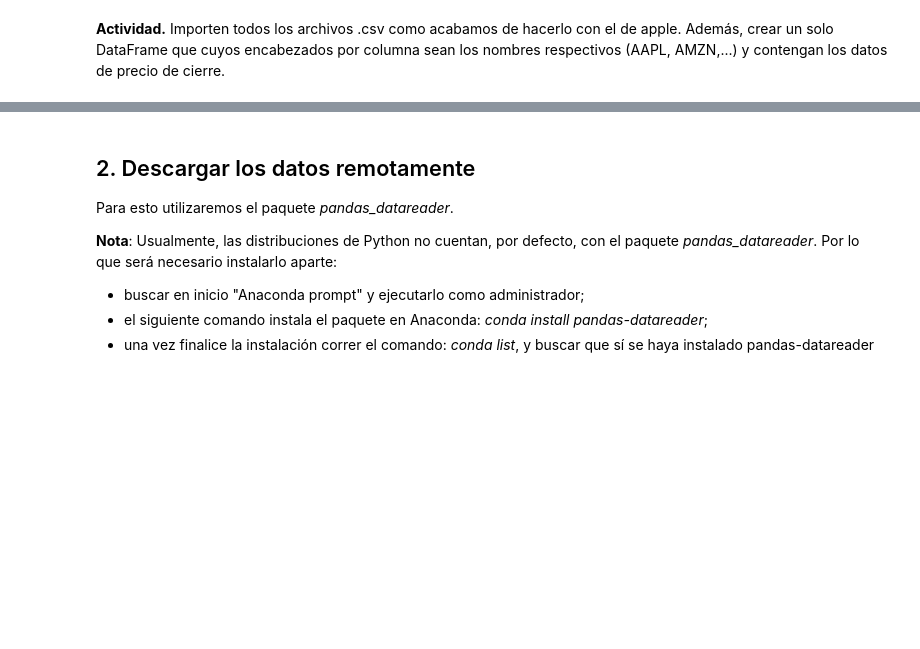
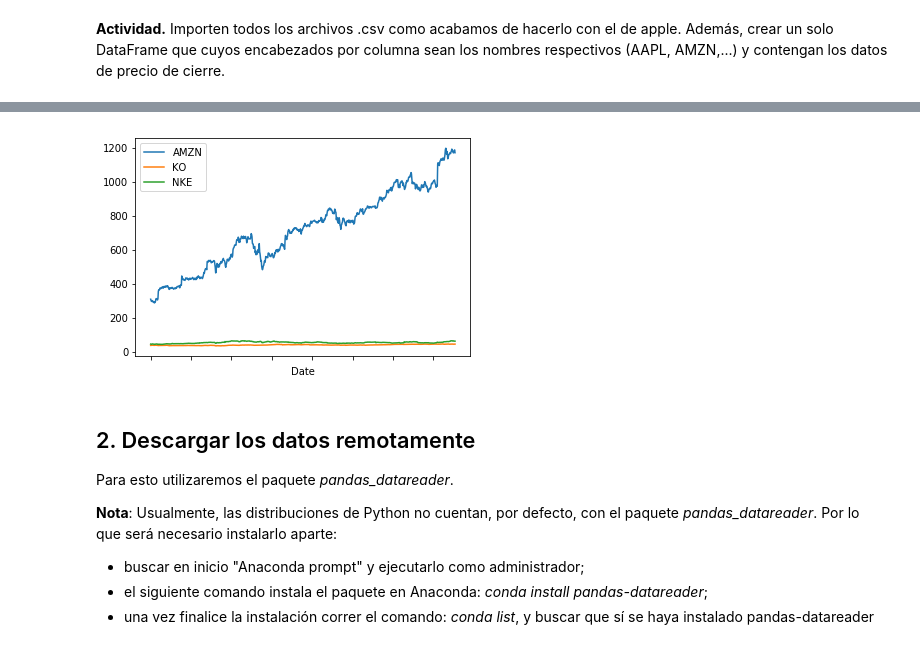
Before and after one commit to violetarcia/SPF-2019-II, a Jupyter notebook: TEMA-3/Clase17_DescargaHistoricosOpciones.ipynb, the cells around one changed output, grey strips where cells are left out. Cells and saved outputs as stored; diff of their text form; code cells hidden in the pictures; blank space fills up the shorter version.

```diff
--- a/TEMA-3/Clase17_DescargaHistoricosOpciones.ipynb
+++ b/TEMA-3/Clase17_DescargaHistoricosOpciones.ipynb
@@ -119,2 +173,16 @@ import matplotlib.pyplot as plt
 # %% [markdown]
 **Actividad.** Importen todos los archivos .csv como acabamos de hacerlo con el de apple. Además, crear un solo DataFrame que cuyos encabezados por columna sean los nombres respectivos (AAPL, AMZN,...) y contengan los datos de precio de cierre.
+# %%
+columnas = ['AMZN','KO','NKE']
+rutas = ['precios/AMZN.csv','precios/KO.csv','precios/NKE.csv']
+datos = [pd.read_csv(rutai,usecols=['Date','Adj Close'],index_col='Date') \
+         for rutai in rutas]
+datos[1]['Adj Close']
+datos
+# datos2 = pd.DataFrame(columns=columnas)
+# # [datos2.loc[ci] for ci
+# datos2['AMZN']=1
+# datos2
+datos2 = pd.concat([datos[i] for i in range(len(datos))],axis=1)
+datos2.columns= columnas
+datos2
@@ -121,3 +204,8 @@ import matplotlib.pyplot as plt
+# %%
+datos2.plot()
+plt.show()
+# %% [output]
+[figure, added]
 # %% [markdown]
 ## 2. Descargar los datos remotamente
 Para esto utilizaremos el paquete *pandas_datareader*.
```
Also changed, not shown: parts of 29 cells of this notebook.
